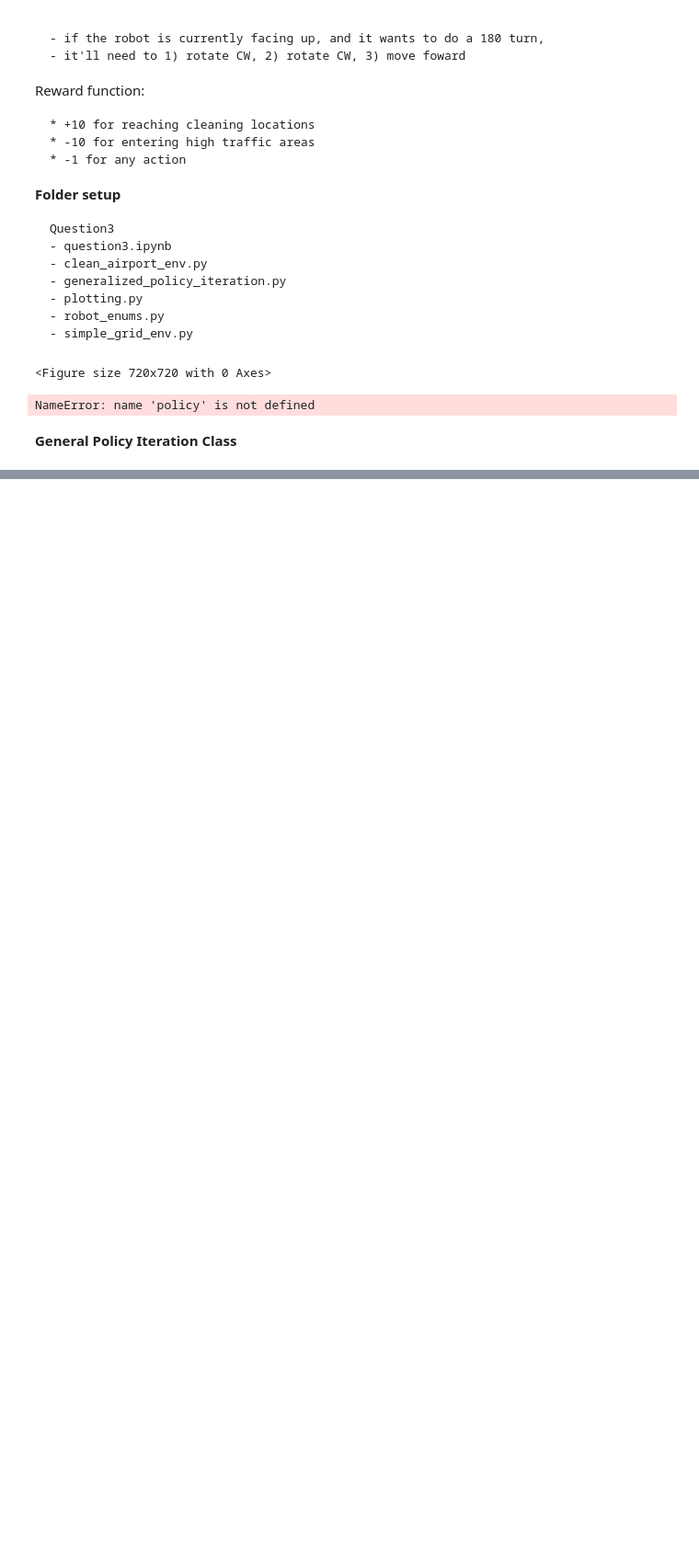
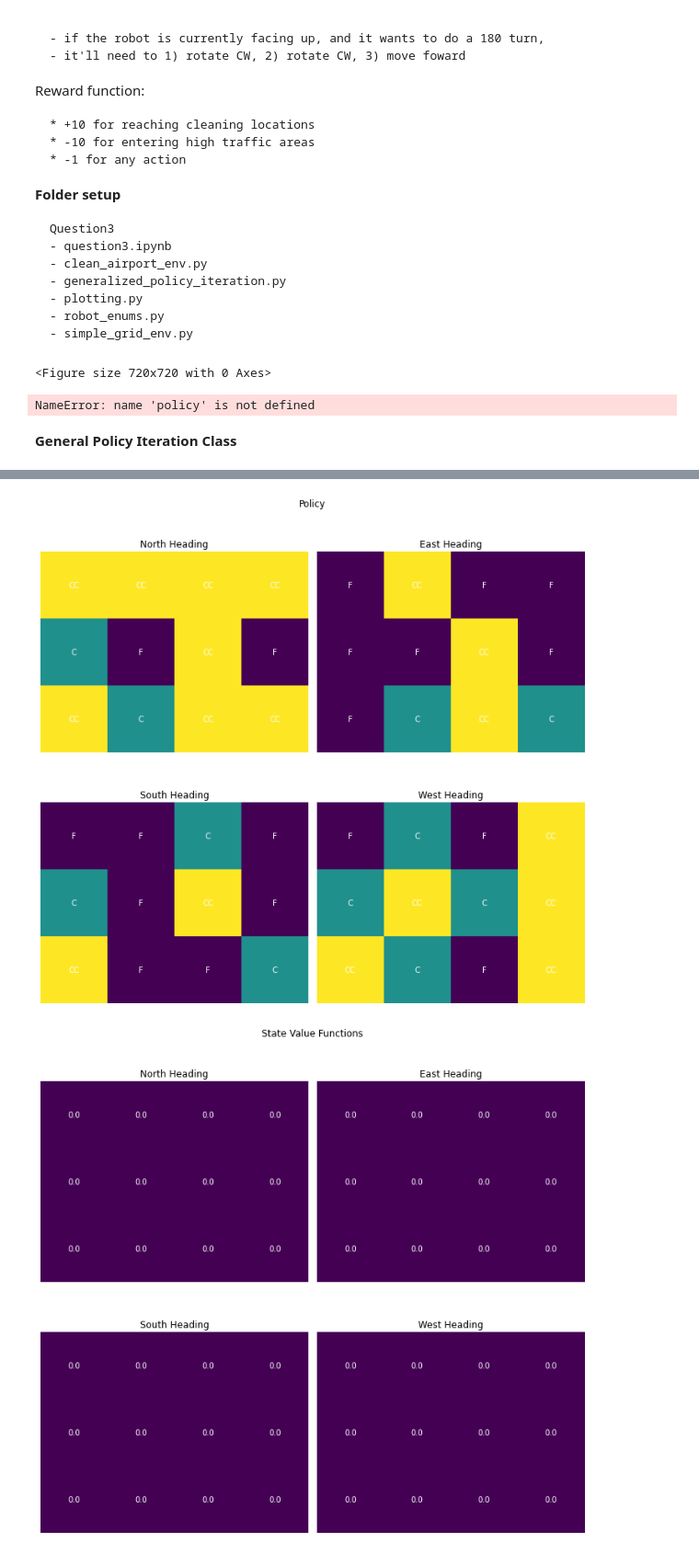
Before and after one commit to LeonY117/COMP0037, a Jupyter notebook: Question3/dummy3.ipynb, the cells around one changed output, grey strips where cells are left out. Shown: that part at 92% size. Drawn from its saved outputs; the diff is of its cells as text; code cells hidden in the pictures; blank space fills up the shorter version.

Commit message:
added validation function and updated formulas

```diff
--- a/Question3/dummy3.ipynb
+++ b/Question3/dummy3.ipynb
@@ -198,21 +198,17 @@ class GeneralPolicyIteration(object):
         value_function_plotter = ValueFunctionPlotter()
         # value_function_plotter.plot(V)
         policy_plotter = PolicyPlotter()
-        # policy_plotter.plot(policy)
+        policy_plotter.plot(policy)
 
         # for i in range(int(max_iterations)):
-        for i in range(10):
+        for i in range(5):
             policy, stable = self.policy_improvement(policy, V)
+            value_function_plotter.plot(V)
+            policy_plotter.plot(policy)
+            if stable:
+                # Plot converged value and policy graphs
 
-            value_function_plotter.plot(V)
-            if stable:
-                print('is stable')
-                policy_plotter.plot(policy)
-                V = self.policy_evaluation(policy)
-                break
-
-
-        return policy, V
+                return policy, V
 
     """
     @info:  Value iteration
@@ -249,9 +245,19 @@ lose_states = [(1, 3)]
 
 # Simple gridworld
 robot = SimpleGridEnv(grid_rows, grid_cols, start_state, win_states, lose_states)
-?or_location, customs_barrier_row)
+
+# grid_rows = 7
+# grid_cols = 9
+# start_state = (0, 0, Heading.EAST)
+# cleaning_locations = [(0, 5), (1, 4), (1, 5), (2, 0), (2, 1), (2, 2), (4, 0), (4, 7)]
+# traffic_locations = [(1, 2), (5, 1), (5, 3), (5, 5), (5, 7)]
+# trapdoor_location = [(2, 8, Heading.EAST), (4, 8, Heading.EAST)]
+# customs_barrier_row = 3
+# # Create object with init method requirements
+# robot = CleanAirportEnv(grid_rows, grid_cols, start_state, cleaning_locations, traffic_locations,
+#                                 trapdoor_location, customs_barrier_row)
 # Run the requested algorithms
 gpi = GeneralPolicyIteration(robot, discount_factor=1.0)
 
-policy, value = gpi.policy_iteration()
+gpi.policy_iteration()
 # %% [output]
@@ -258,0 +264,2 @@ IndentationError: unexpected indent (<ipython-input-6-faafae9cf510>, line 22)
+[figure, added]
+[figure, added]
```
Also changed, not shown: parts of 1 cell of this notebook, 15 other files.
